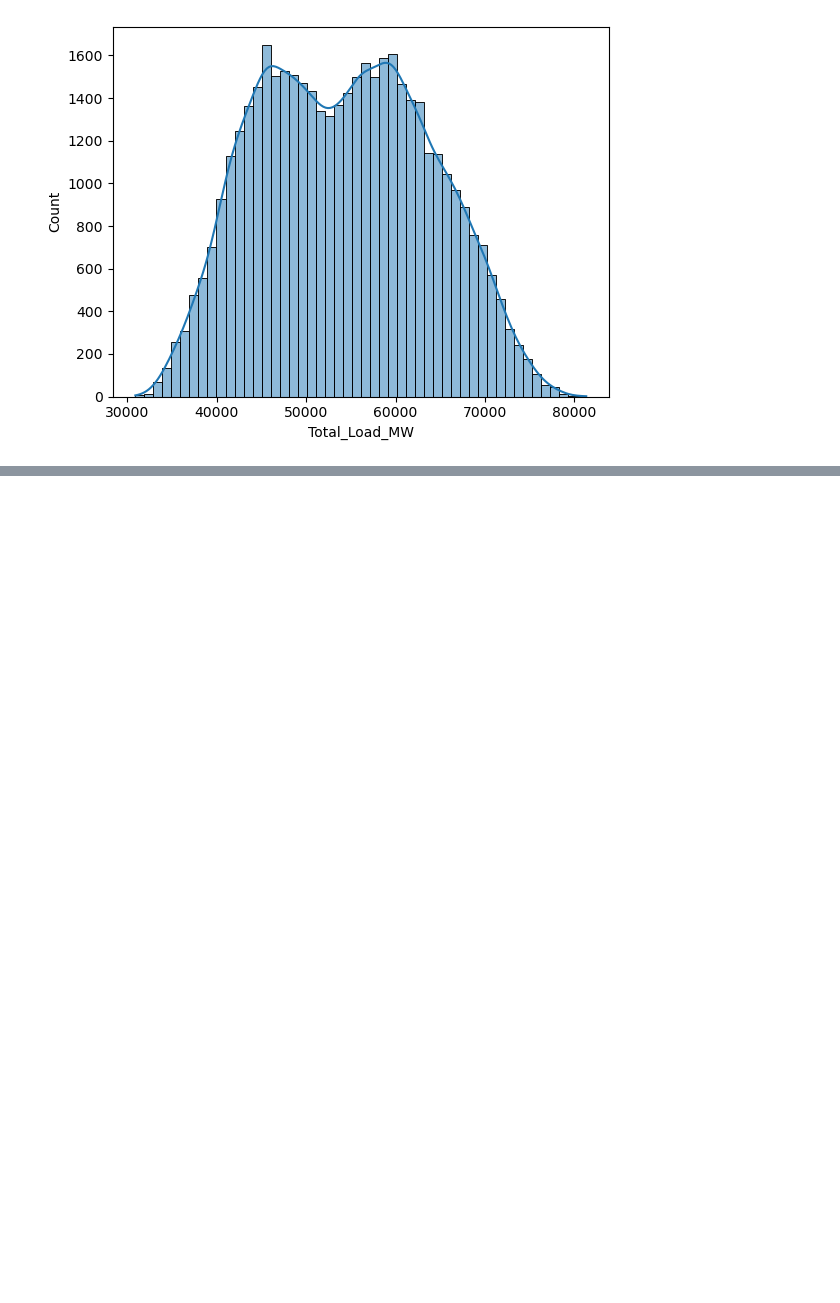
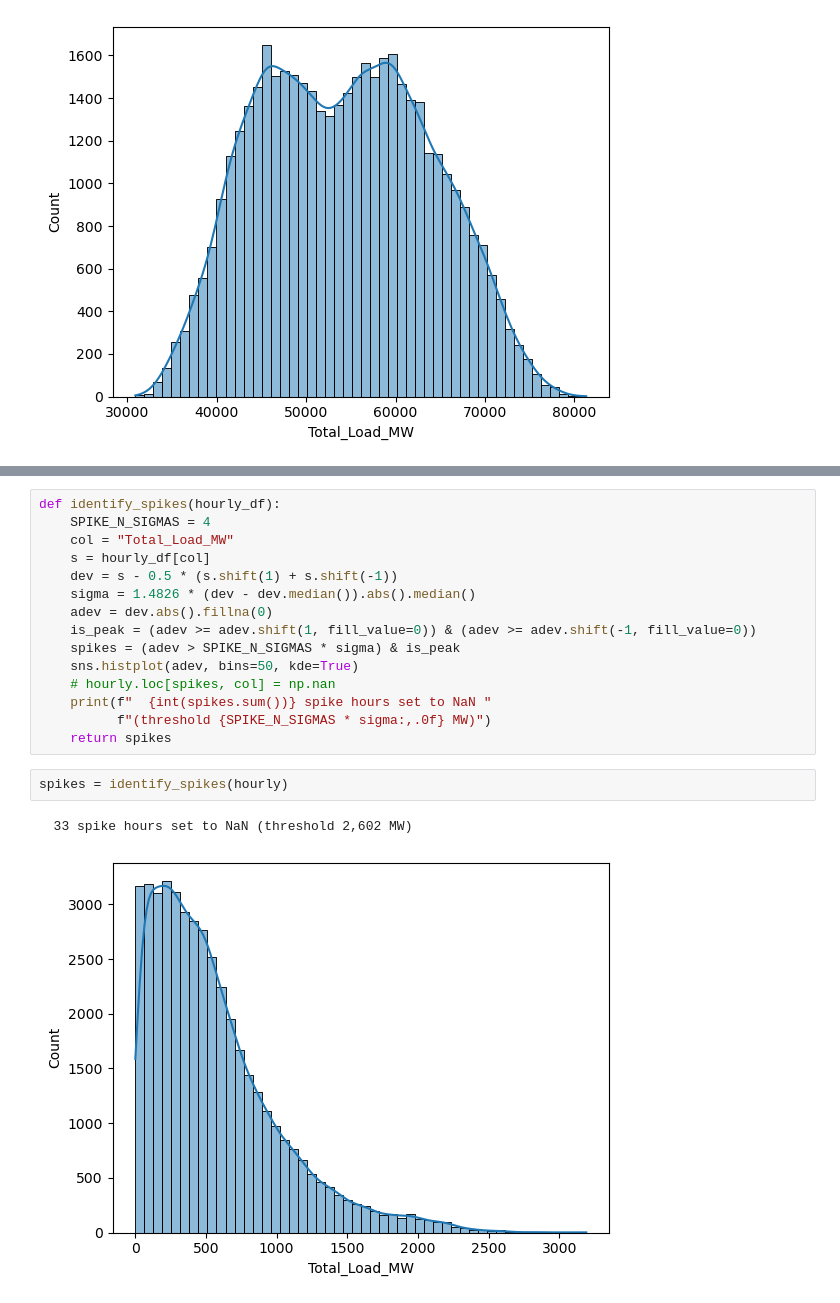
Before and after one commit to Dextar713/ML_Smart_Grid, a Jupyter notebook: processing/inspect_clean.ipynb, the cells around one changed output, grey strips where cells are left out. Saved outputs shown, nothing was run; the diff lists cells and outputs as text; blank space fills up the shorter version.

Commit message:
Inspect and clean load and generation data

```diff
--- a/processing/inspect_clean.ipynb
+++ b/processing/inspect_clean.ipynb
@@ -76,0 +86,20 @@ sns.histplot(hourly["Total_Load_MW"], bins=50, kde=True)
+# %%
+def identify_spikes(hourly_df):
+    SPIKE_N_SIGMAS = 4
+    col = "Total_Load_MW"
+    s = hourly_df[col]
+    dev = s - 0.5 * (s.shift(1) + s.shift(-1))
+    sigma = 1.4826 * (dev - dev.median()).abs().median()
+    adev = dev.abs().fillna(0)
+    is_peak = (adev >= adev.shift(1, fill_value=0)) & (adev >= adev.shift(-1, fill_value=0))
+    spikes = (adev > SPIKE_N_SIGMAS * sigma) & is_peak
+    sns.histplot(adev, bins=50, kde=True)
+    # hourly.loc[spikes, col] = np.nan
+    print(f"  {int(spikes.sum())} spike hours set to NaN "
+          f"(threshold {SPIKE_N_SIGMAS * sigma:,.0f} MW)")
+    return spikes
+# %%
+spikes = identify_spikes(hourly)
+# %% [output]
+  33 spike hours set to NaN (threshold 2,602 MW)
+[figure, added]
```
Also changed, not shown: parts of 22 cells of this notebook, 2 other files.
